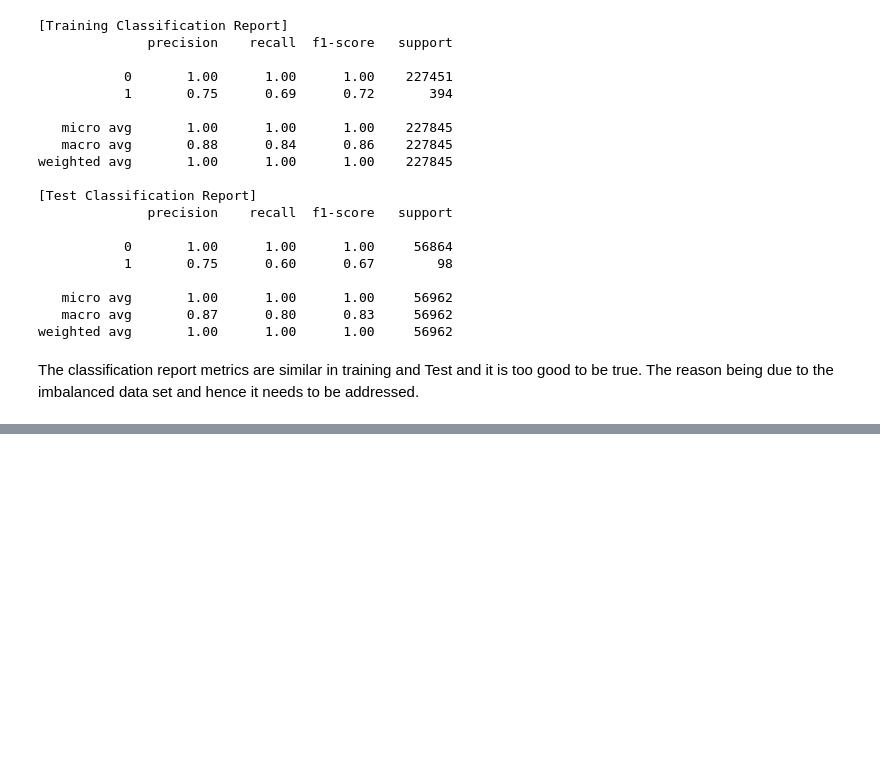
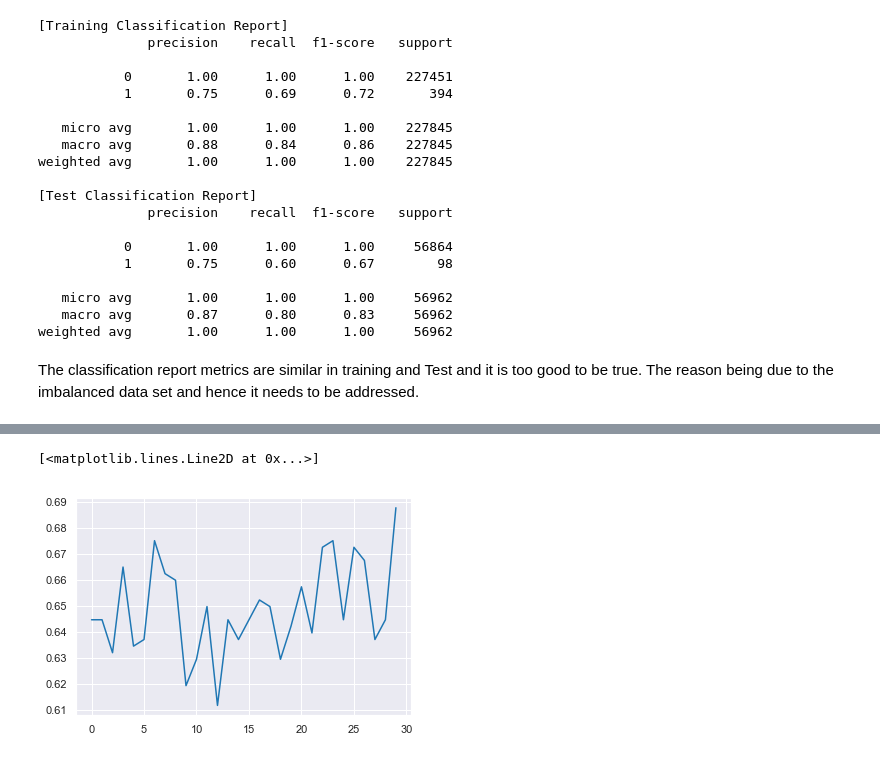
Before and after one commit to harineem1/Springboard01, a Jupyter notebook: Capstone/Capstone 1/Code/CP1 Using Logistic Regression.ipynb, the cells around one changed output, grey strips where cells are left out. Cells and saved outputs as stored; diff of their text form; code cells hidden in the pictures; blank space fills up the shorter version.

```diff
--- a/Capstone/Capstone 1/Code/CP1 Using Logistic Regression.ipynb
+++ b/Capstone/Capstone 1/Code/CP1 Using Logistic Regression.ipynb
@@ -495,0 +402,5 @@ print (undersample_score)
+# %%
+plt.plot(recAx)
+# %% [output]
+[<matplotlib.lines.Line2D at 0x...>]
+[figure, added]
```
Also changed, not shown: parts of 32 cells of this notebook.
